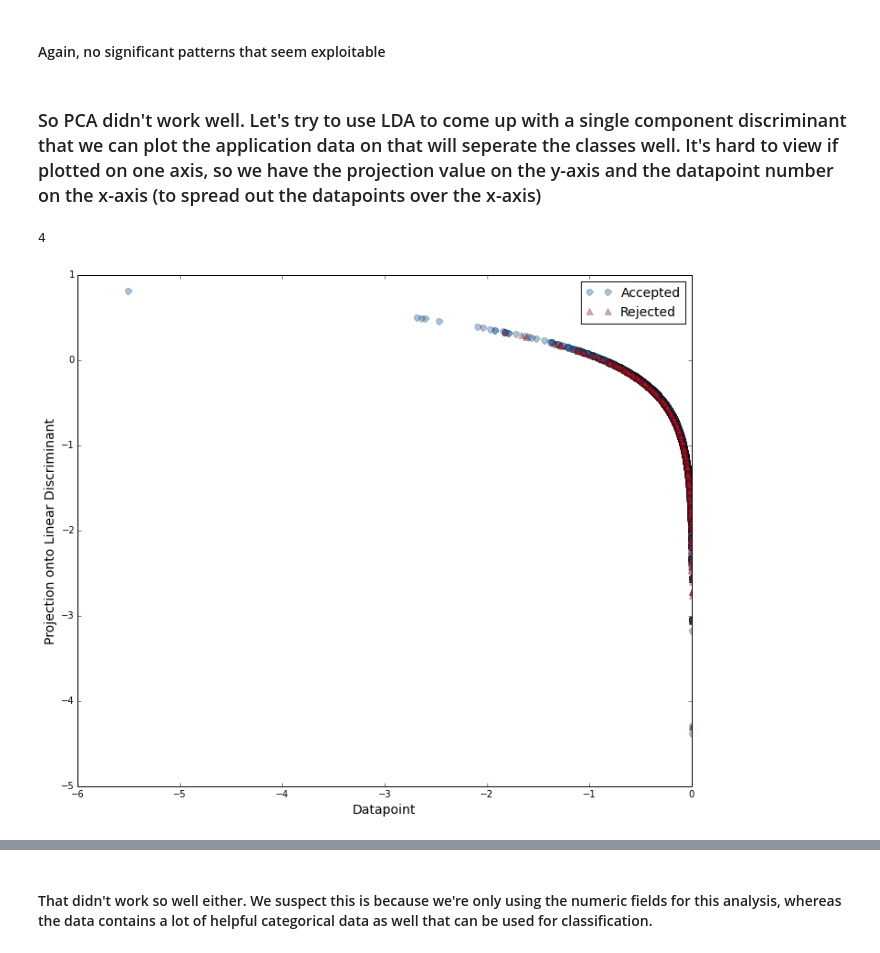
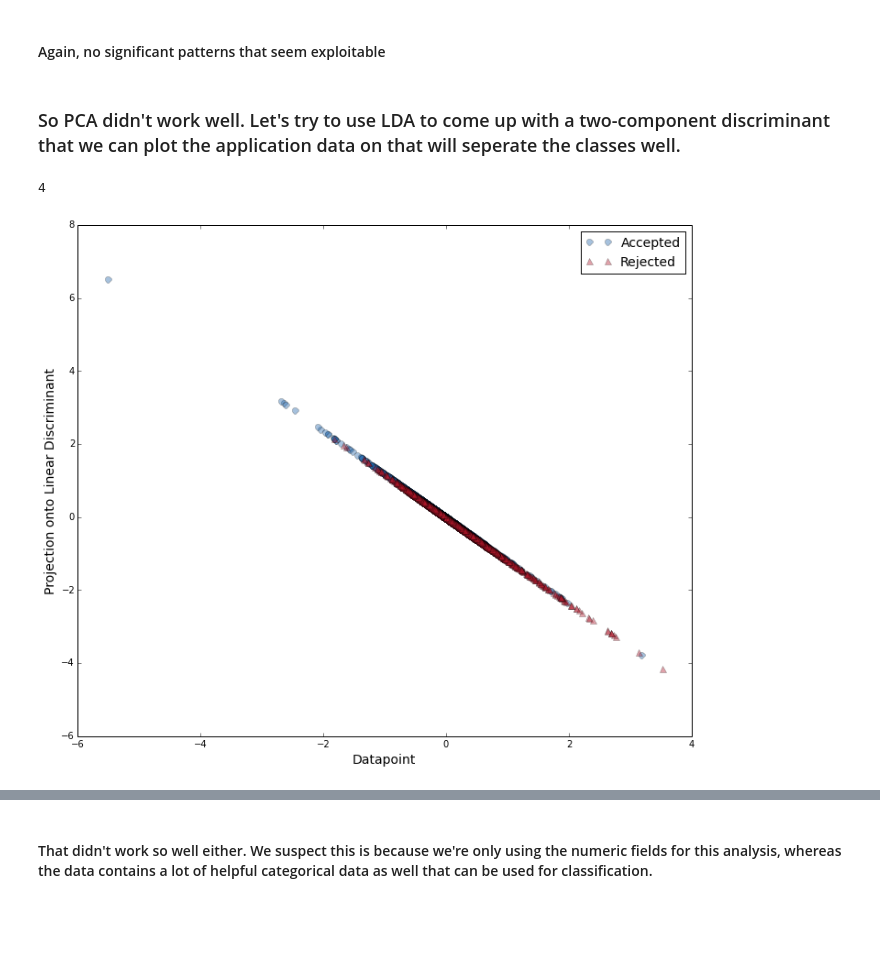
Before and after one commit to realmichaelzyy/cs249project, a Jupyter notebook: FundingFinalProject.ipynb, the cells around one changed output, grey strips where cells are left out. Cells and saved outputs as stored; diff of their text form; code cells hidden in the pictures; blank space fills up the shorter version.

```diff
--- a/FundingFinalProject.ipynb
+++ b/FundingFinalProject.ipynb
@@ -1174,25 +1196,25 @@ The second principle component: [ 0.75316933 -0.65000037 -0.05750531 -0.08323829
 # %% [markdown]
 #### Again, no significant patterns that seem exploitable
 # %% [markdown]
-### So PCA didn't work well. Let's try to use LDA to come up with a single component discriminant that we can plot the application data on that will seperate the classes well. It's hard to view if plotted on one axis, so we have the projection value on the y-axis and the datapoint number on the x-axis (to spread out the datapoints over the x-axis)
+### So PCA didn't work well. Let's try to use LDA to come up with a two-component discriminant that we can plot the application data on that will seperate the classes well.
 # %%
 from sklearn.lda import LDA
 from numpy import log10
 print len(pcaColumns)
 clf = LDA(n_components=2)
 result = clf.fit_transform(plotData.loc[:,pcaColumns].values, plotData.GrantStatus.values)
 
 fig = plt.figure(1, figsize=(12, 10))
 ax1 = fig.add_subplot(111)
 
-ax1.plot(result[plotData.GrantStatus.values == 1,0], log10(result[plotData.GrantStatus.values == 1,1]),
+ax1.plot(result[plotData.GrantStatus.values == 1,0], result[plotData.GrantStatus.values == 1,1],
          'o', markersize=7, color=blue, alpha=0.4, label='Accepted')
-ax1.plot(result[plotData.GrantStatus.values == 0,0], log10(result[plotData.GrantStatus.values == 0,1]),
+ax1.plot(result[plotData.GrantStatus.values == 0,0], result[plotData.GrantStatus.values == 0,1],
          '^', markersize=7, color=red, alpha=0.4, label='Rejected')
 #ax1.set_xlim([-1.06,-1.055])
 plt.legend(fontsize=14)
 ax1.set_xlabel('Datapoint', fontsize=14)
 _ = ax1.set_ylabel('Projection onto Linear Discriminant', fontsize=14)
 # %% [output]
 4
-[figure, old version]
+[figure, new version]
```
Also changed, not shown: parts of 3 cells of this notebook.
